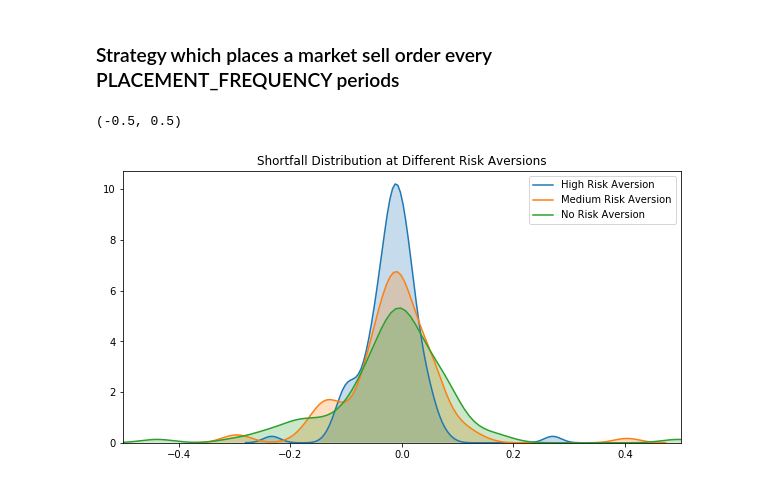
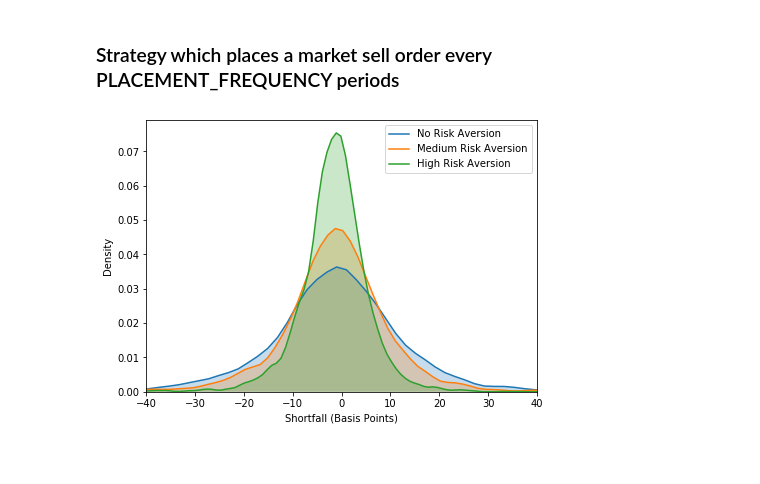
Before and after one commit to maxlamberti/optimal-order-execution, a Jupyter notebook: notebooks/Almgren_Chris_2.ipynb, the cells around one changed output. Cells and saved outputs as stored; diff of their text form; code cells hidden in the pictures; blank space fills up the shorter version.

```diff
--- a/notebooks/Almgren_Chris_2.ipynb
+++ b/notebooks/Almgren_Chris_2.ipynb
@@ -28,7 +28,7 @@ ORDER_SIZE = 100
 TRADE_SIZE = 2000
 # %%
 simulation_periods = get_data_file_paths(DATA_ROOT)
-simulation_periods = simulation_periods[:100]
+# simulation_periods = simulation_periods[:100]
 # %%
 def num_assets(N, X, kappa, T=DURATION):
     #T = T / (24 * 60 * 60)
@@ -129,7 +129,7 @@ import multiprocessing as mp
 from functools import partial
 
 pool_res = []
-for i in AC_map:
+for i in tqdm(AC_map):
     AC_partial = partial(almgren_chris, mapping = i)
 
     with mp.Pool(max(1, mp.cpu_count() - 1)) as pool:
@@ -154,20 +154,21 @@ def calculate_shortfall(pool_results):
 
     return shortfall_results
 # %%
-shortfall_very_fast = calculate_shortfall(pool_res[0])
-very_fast_pool_results = pool_res[0]
+shortfall_very_fast = calculate_shortfall(pool_res[2])
+very_fast_pool_results = pool_res[2]
 # %%
 shortfall_fast = calculate_shortfall(pool_res[1])
 # %%
-shortfall_slow = calculate_shortfall(pool_res[2])
-slow_pool_results = pool_res[2]
+shortfall_slow = calculate_shortfall(pool_res[0])
+slow_pool_results = pool_res[0]
 # %%
-plt.figure(figsize = (10, 5))
-kdeplot(shortfall_slow, shade=True, label='High Risk Aversion')
-kdeplot(shortfall_fast, shade=True, label='Medium Risk Aversion')
-kdeplot(shortfall_very_fast, shade=True, label='No Risk Aversion')
-plt.title('Shortfall Distribution at Different Risk Aversions')
-plt.xlim((-0.5, 0.5))
+plt.figure(figsize = (7, 5))
+kdeplot(100 * np.array(shortfall_slow), shade=True, label='No Risk Aversion', )
+kdeplot(100 * np.array(shortfall_fast), shade=True, label='Medium Risk Aversion')
+kdeplot(100 * np.array(shortfall_very_fast), shade=True, label='High Risk Aversion')
+plt.ylabel('Density')
+plt.xlabel('Shortfall (Basis Points)')
+plt.xlim((-40, 40))
+plt.savefig('kde_almgren_chriss.png', dpi=400)
 # %% [output]
-(-0.5, 0.5)
-[figure, old version]
+[figure, new version]
```
Also changed, not shown: parts of 8 cells of this notebook, 2 other files.
